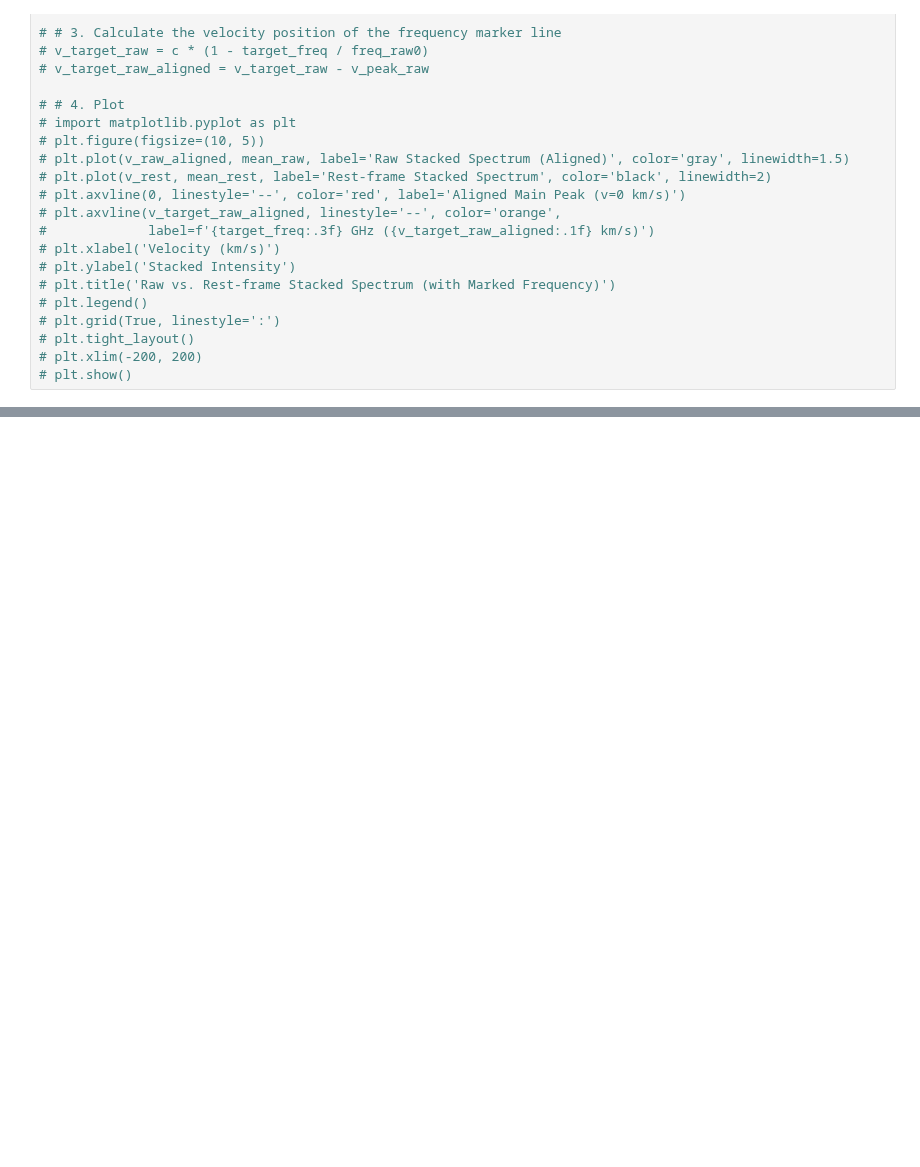
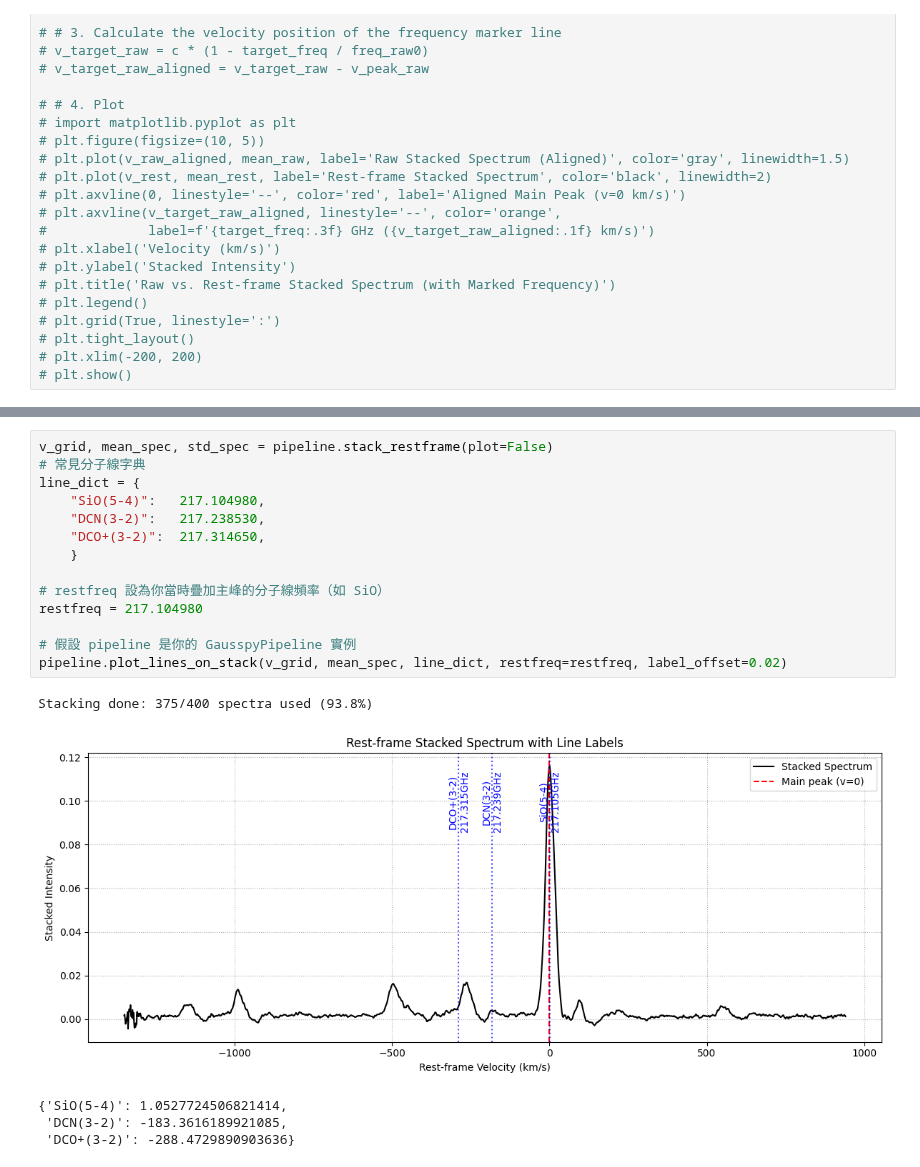
Before and after one commit to SaturnZC/ALMA_project, a Jupyter notebook: stack_spectrum/gausspy_test.ipynb, the cells around one changed output, grey strips where cells are left out. Saved outputs shown, nothing was run; the diff lists cells and outputs as text; blank space fills up the shorter version.

```diff
--- a/stack_spectrum/gausspy_test.ipynb
+++ b/stack_spectrum/gausspy_test.ipynb
@@ -192,0 +119,20 @@ Stacked 400 raw spectra.
+# %%
+v_grid, mean_spec, std_spec = pipeline.stack_restframe(plot=False)
+# 常見分子線字典
+line_dict = {
+    "SiO(5-4)":   217.104980,
+    "DCN(3-2)":   217.238530,
+    "DCO+(3-2)":  217.314650,
+    }
+
+# restfreq 設為你當時疊加主峰的分子線頻率（如 SiO）
+restfreq = 217.104980
+
+# 假設 pipeline 是你的 GausspyPipeline 實例
+pipeline.plot_lines_on_stack(v_grid, mean_spec, line_dict, restfreq=restfreq, label_offset=0.02)
+# %% [output]
+Stacking done: 375/400 spectra used (93.8%)
+[figure, added]
+{'SiO(5-4)': 1.0527724506821414,
+ 'DCN(3-2)': -183.3616189921085,
+ 'DCO+(3-2)': -288.4729890903636}
```
Also changed, not shown: parts of 8 cells of this notebook, 1 other file.
